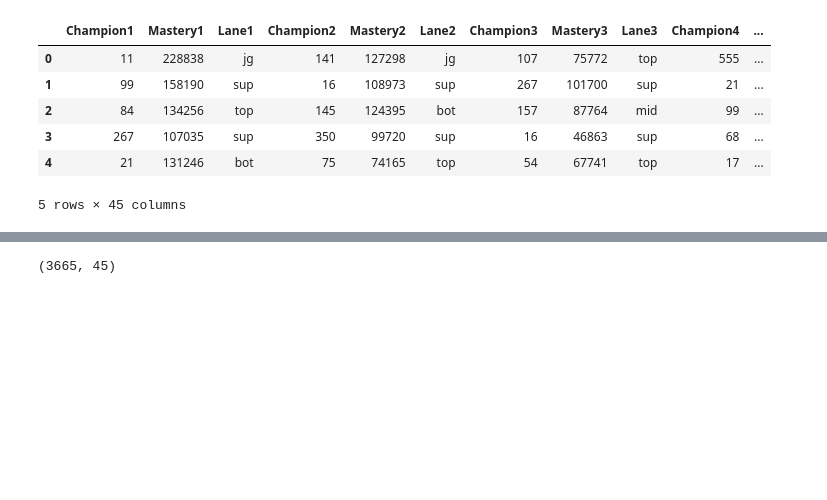
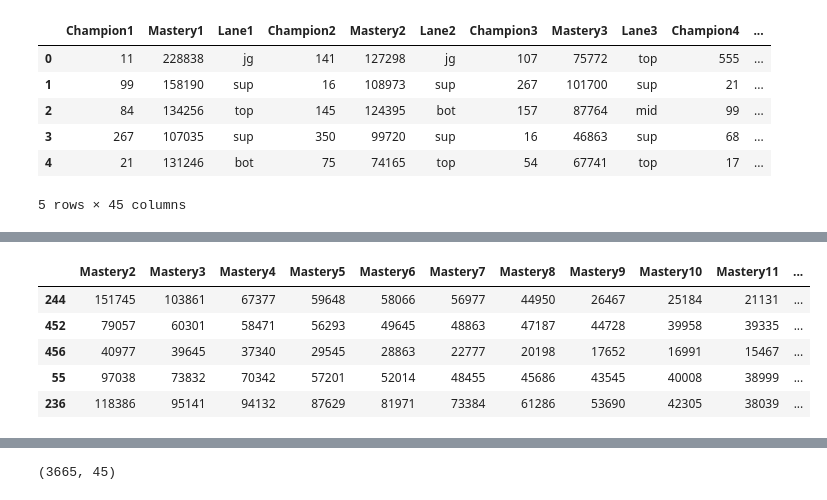
Before and after one commit to Ethan-Shapiro/Tiger-Graph-LoL-Champion-Recommender, a Jupyter notebook: data_prep.ipynb, the cells around one changed output, grey strips where cells are left out. Saved outputs shown, nothing was run; the diff lists cells and outputs as text; code cells hidden in the pictures; blank space fills up the shorter version.

```diff
--- a/data_prep.ipynb
+++ b/data_prep.ipynb
@@ -51,0 +91,9 @@ na_top3_combined.head()
+# %%
+aatrox_df[[f'Mastery{i}' for i in range(2, 16)]].head()
+# %% [output]
+|  | Mastery2 | Mastery3 | Mastery4 | Mastery5 | Mastery6 | Mastery7 | Mastery8 | Mastery9 | Mastery10 | Mastery11 | ... |
+| 244 | 151745 | 103861 | 67377 | 59648 | 58066 | 56977 | 44950 | 26467 | 25184 | 21131 | ... |
+| 452 | 79057 | 60301 | 58471 | 56293 | 49645 | 48863 | 47187 | 44728 | 39958 | 39335 | ... |
+| 456 | 40977 | 39645 | 37340 | 29545 | 28863 | 22777 | 20198 | 17652 | 16991 | 15467 | ... |
+| 55 | 97038 | 73832 | 70342 | 57201 | 52014 | 48455 | 45686 | 43545 | 40008 | 38999 | ... |
+| 236 | 118386 | 95141 | 94132 | 87629 | 81971 | 73384 | 61286 | 53690 | 42305 | 38039 | ... |
```
Also changed, not shown: parts of 21 cells of this notebook.
